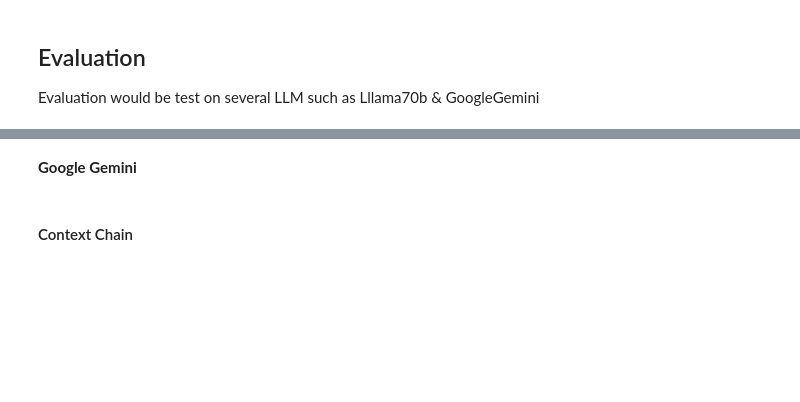
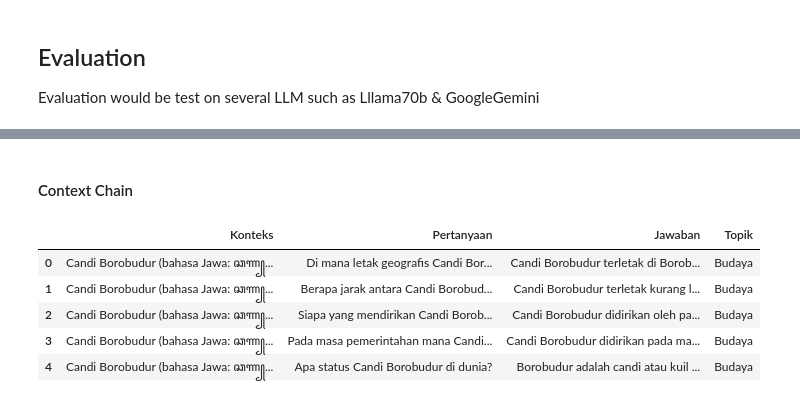
Before and after one commit to alexanderjanuar/BorobudurChatbot, a Jupyter notebook: main.ipynb, the cells around one changed output, grey strips where cells are left out. Drawn from its saved outputs; the diff is of its cells as text; code cells hidden in the pictures; blank space fills up the shorter version.

```diff
--- a/main.ipynb
+++ b/main.ipynb
@@ -252,2 +185,0 @@ llama_3_70b = ChatGroq(temperature=0.5, model_name="llama-3.1-70b-versatile",max
-# %% [markdown]
-**Google Gemini**
@@ -290,9 +214,25 @@ def calculate_rouge_score(standard_answer,generated_answer):
 # %% [markdown]
 #### Context Chain
 # %%
-template="""SYSTEM: Anda adalah chatbot interaktif yang asik untuk menjawab pertanyaan. Kamu bisa mengambil potongan konteks yang diambil berikut ini untuk menjawab pertanyaan tidak apa untuk bilang tidak tahu. Buatlah jawaban yang ringkas.
-CONTEXT: {context}
-{chat_history}
-USER: {question}
-ASSISTANT:
-"""
+from langchain import HuggingFacePipeline, PromptTemplate, LLMChain
+import pandas as pd
+
+prompt_context = PromptTemplate.from_template( """
+          System: Anda adalah chatbot interaktif yang asik untuk menjawab pertanyaan. Gunakan potongan konteks yang diambil berikut ini untuk menjawab pertanyaan tidak apa untuk bilang tidak tahu.
+          {Context}
+          User: {Question}
+          Assistant:
+          """
+)
+
+
+standard_qa_pairs = pd.read_csv('Data/Data Konteks Chatbot Candi Borobudur - All.csv')
+
+standard_qa_pairs.head()
+# %% [output]
+|  | Konteks | Pertanyaan | Jawaban | Topik |
+| 0 | Candi Borobudur (bahasa Jawa: ꦕꦟ꧀... | Di mana letak geografis Candi Bor... | Candi Borobudur terletak di Borob... | Budaya |
+| 1 | Candi Borobudur (bahasa Jawa: ꦕꦟ꧀... | Berapa jarak antara Candi Borobud... | Candi Borobudur terletak kurang l... | Budaya |
+| 2 | Candi Borobudur (bahasa Jawa: ꦕꦟ꧀... | Siapa yang mendirikan Candi Borob... | Candi Borobudur didirikan oleh pa... | Budaya |
+| 3 | Candi Borobudur (bahasa Jawa: ꦕꦟ꧀... | Pada masa pemerintahan mana Candi... | Candi Borobudur didirikan pada ma... | Budaya |
+| 4 | Candi Borobudur (bahasa Jawa: ꦕꦟ꧀... | Apa status Candi Borobudur di dunia? | Borobudur adalah candi atau kuil ... | Budaya |
```
Also changed, not shown: parts of 45 cells of this notebook, 18 other files.
